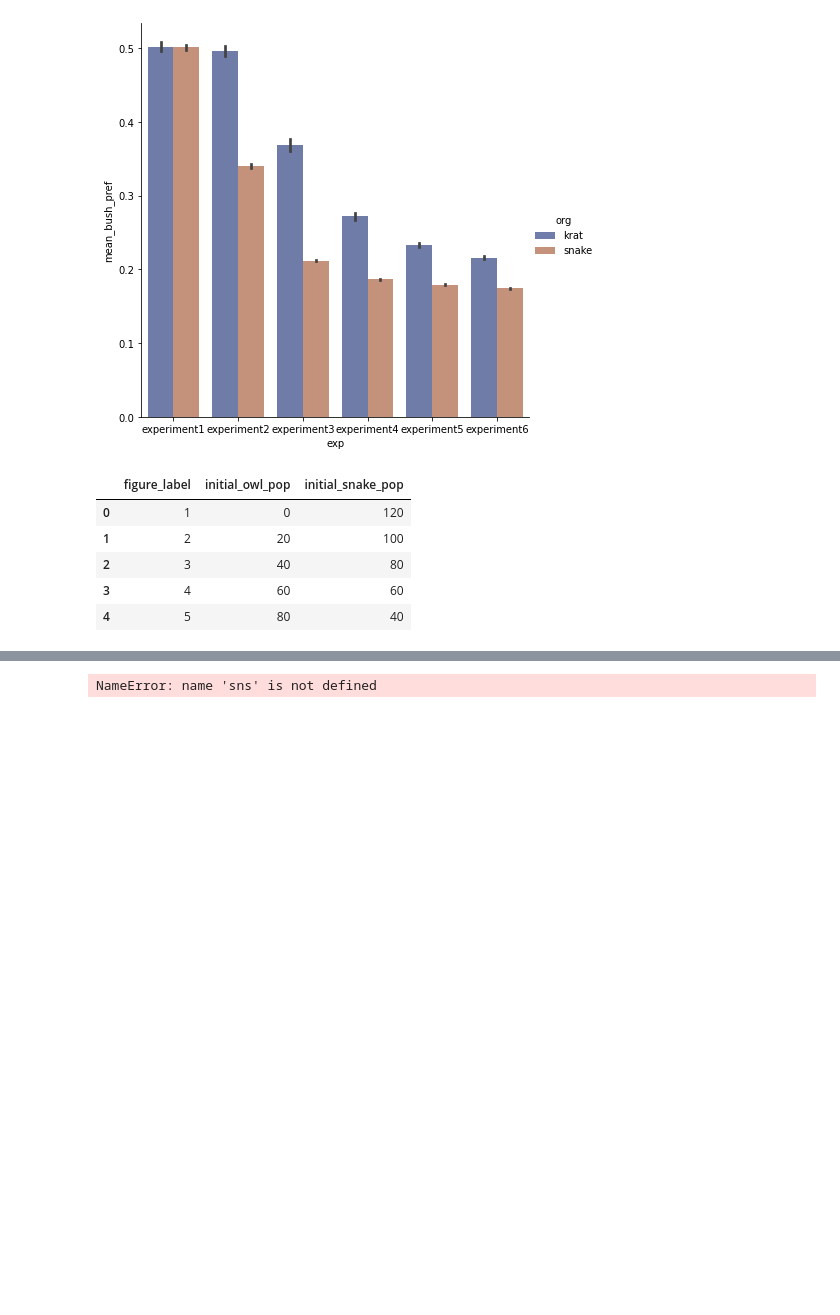
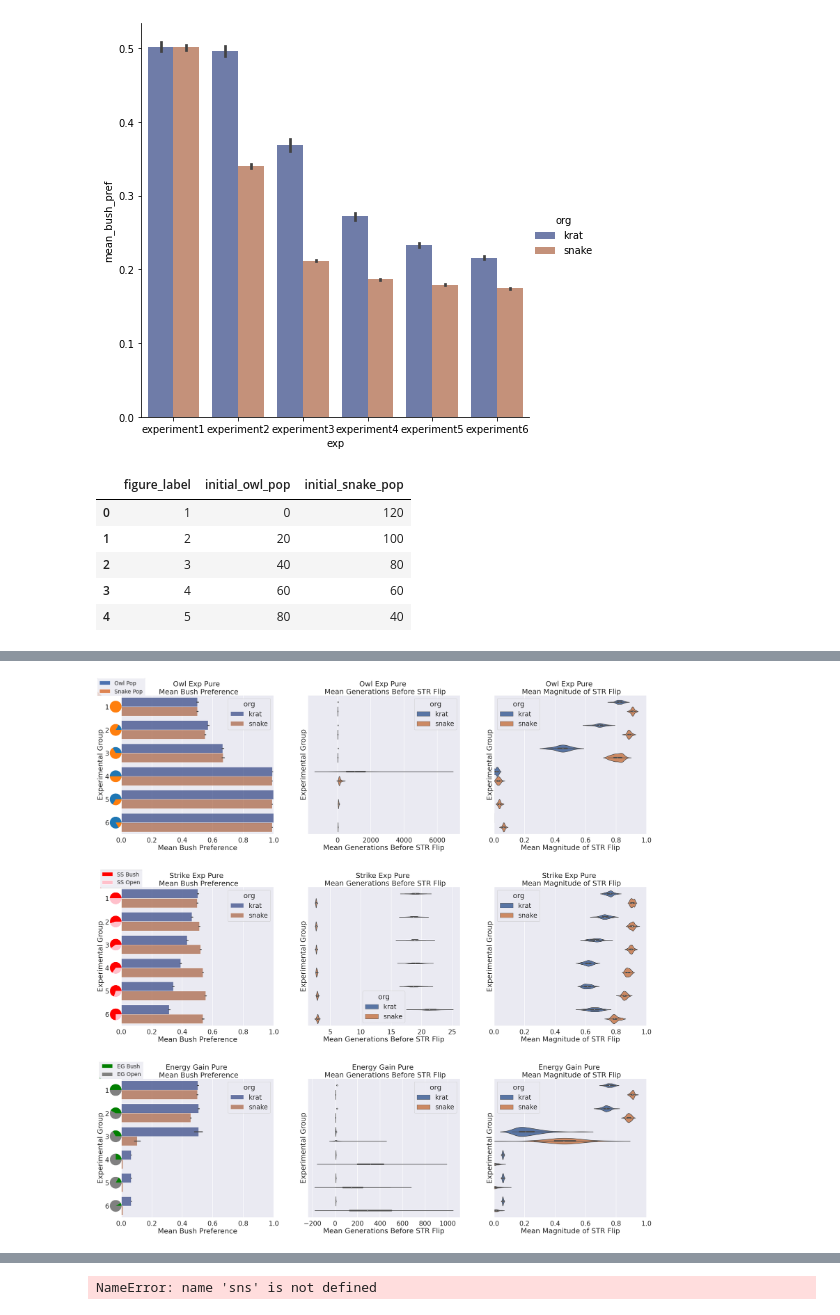
Before and after one commit to michaelremington2/uumarrty_post_sim_analysis, a Jupyter notebook: Figures_and_stats.ipynb, the cells around one changed output, grey strips where cells are left out. Saved outputs shown, nothing was run; the diff lists cells and outputs as text; code cells hidden in the pictures; blank space fills up the shorter version.

```diff
--- a/Figures_and_stats.ipynb
+++ b/Figures_and_stats.ipynb
@@ -255,3 +297,67 @@ plt.show()
+# %%
+#######################
+##### Official Chart ##
+#######################
+pure_exps = ['owl_exp_pure','strike_exp_pure','energy_gain_pure']
+
+fig, axes = plt.subplots(len(pure_exps), 3, sharex=False,sharey=True, figsize=(42,42))
+
+
+
+for i, title in enumerate(pure_exps):
+    temp = temp_data(df=result,filter_val=title)
+    sns.set_context("poster", font_scale=1.5, rc={"lines.linewidth": 2.5})
+    g0 = sns.barplot(
+            ax=axes[i,0], data=temp,
+            x="mean_bush_pref", y="figure_label", hue="org",
+            ci=95, palette="dark", alpha=.6
+        ).set(title='{} \n Mean Bush Preference'.format(format_title(title)),
+              ylabel = "Experimental Group",
+              xlabel = "Mean Bush Preference",
+              xlim=(0, 1))
+    axes[i,0].tick_params(axis='y', which='major', pad=50)
+    if title in ['owl_exp_pure','owl_exp_mixed']:
+        for j in range(1,7):
+            name = 'owl_figure_label_{}'.format(j)
+            offset_image(j, name, axes[i,0],zoom=0.3)
+    elif title in ['strike_exp_pure','strike_exp_mixed']:
+        for j in range(1,7):
+            name = 'strike_success_figure_label_{}'.format(j)
+            offset_image(j, name, axes[i,0],zoom=0.3)
+    elif title in ['energy_gain_pure','energy_gain_mixed']:
+        for j in range(1,7):
+            name = 'energy_gain_figure_label_{}'.format(j)
+            offset_image(j, name, axes[i,0],zoom=0.3)
+    get_legend(abrev_name='owl',coord=0,ax=axes[0,0],zoom=2)
+    get_legend(abrev_name='ss',coord=0,ax=axes[1,0],zoom=2)
+    get_legend(abrev_name='energy_gain',coord=0,ax=axes[2,0],zoom=2)
+    g1 = sns.violinplot(ax=axes[i,1],
+                        x="mean_strategy_flip_time", y="figure_label",
+                        hue="org", data=temp).set(title='{} \n Mean Generations Before STR Flip'.format(format_title(title)),
+                                                  ylabel = "Experimental Group",
+                                                  xlabel = "Mean Generations Before STR Flip")
+    g2 = sns.violinplot(ax=axes[i,2],
+                        x="mean_magnitude_of_strategy_flip", y="figure_label",
+                        hue="org", data=temp).set(title='{} \n Mean Magnitude of STR Flip'.format(format_title(title)),
+                                                  ylabel = "Experimental Group",
+                                                  xlabel = "Mean Magnitude of STR Flip",
+                                                  xlim=(0, 1))
+
+    #height = .01
+    #fig.figimage(eg_legend, 0, fig.bbox.ymax - height)
+
+
+
+
+# A JointGrid
+
+
+#gs.update(top=0.7)
+fig.tight_layout(pad=3.0)
+plt.savefig('/home/mremington/Documents/uumarrty_post_sim/uumarrty_post_sim_analysis/images/figs/mh_pref_grid.png')
+plt.show()
+# %% [output]
+[figure, added]
 # %%
 #result.head()
 # %% [output]
```
Also changed, not shown: parts of 9 cells of this notebook, 22 other files.
